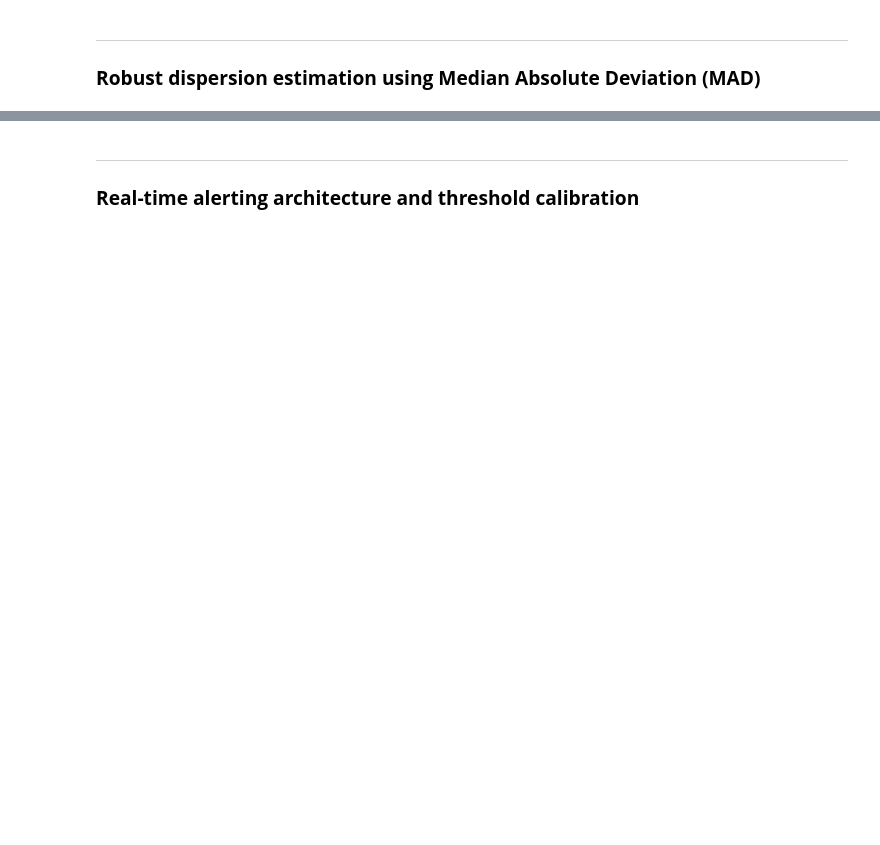
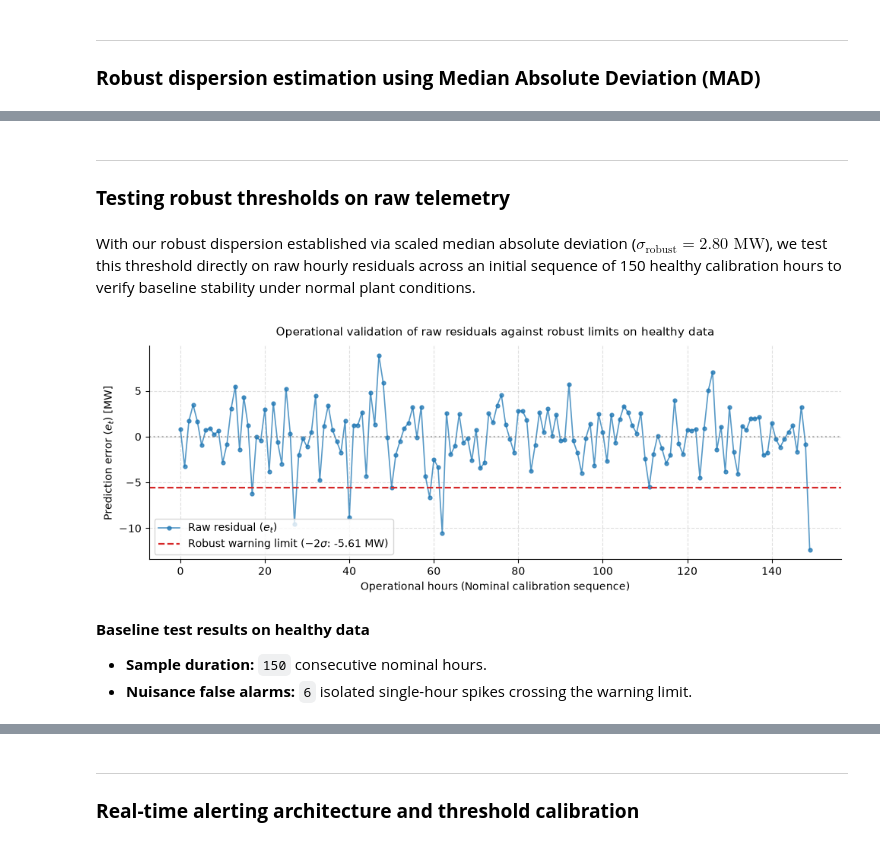
Before and after one commit to otrebor-solrac/industrial-anomaly-monitoring, a Jupyter notebook: Power_Plant.ipynb, the cells around one changed output, grey strips where cells are left out. Saved outputs shown, nothing was run; the diff lists cells and outputs as text; code cells hidden in the pictures; blank space fills up the shorter version.

Commit message:
refactor(ccpp): refine empirical alerting justification and streamline stress testing section

```diff
--- a/Power_Plant.ipynb
+++ b/Power_Plant.ipynb
@@ -684,0 +727,60 @@ Variance reduction achieved:                        22.75%
+# %% [markdown]
+---
+### **Testing robust thresholds on raw telemetry**
+# %% [markdown]
+With our robust dispersion established via scaled median absolute deviation ($\sigma_{\text{robust}} = 2.80\text{ MW}$), we test this threshold directly on raw hourly residuals across an initial sequence of 150 healthy calibration hours to verify baseline stability under normal plant conditions.
+# %%
+# Evaluate raw residuals against robust warning threshold on nominal calibration data
+sample_len = 150
+e_sample = resid_full[:sample_len]
+raw_warn_limit = -2.0 * sigma_robust
+
+raw_false_alarms = int(np.sum(e_sample < raw_warn_limit))
+
+fig, ax = plt.subplots(figsize=(10, 3.8))
+
+ax.plot(
+    e_sample,
+    color="#1f77b4",
+    marker="o",
+    markersize=3.5,
+    alpha=0.75,
+    linewidth=1.2,
+    label="Raw residual ($e_t$)",
+)
+ax.axhline(
+    raw_warn_limit,
+    color="#d62728",
+    linestyle="--",
+    linewidth=1.6,
+    label=f"Robust warning limit ($-2\\sigma$: {raw_warn_limit:.2f} MW)",
+)
+ax.axhline(0, color="gray", linestyle=":", alpha=0.6)
+
+ax.set_title("Operational validation of raw residuals against robust limits on healthy data", fontsize=11, pad=10)
+ax.set_xlabel("Operational hours (Nominal calibration sequence)")
+ax.set_ylabel("Prediction error ($e_t$) [MW]")
+ax.legend(loc="lower left", frameon=True, facecolor="white")
+ax.grid(True, linestyle="--", alpha=0.4)
+sns.despine(ax=ax, top=True, right=True)
+
+plt.tight_layout()
+plt.show()
+
+display(
+    Markdown(
+        f"""
+**Baseline test results on healthy data**
+
+* **Sample duration:** `{sample_len}` consecutive nominal hours.
+* **Nuisance false alarms:** `{raw_false_alarms}` isolated single-hour spikes crossing the warning limit.
+"""
+    )
+)
+# %% [output]
+[figure, added]
+
+**Baseline test results on healthy data**
+
+* **Sample duration:** `150` consecutive nominal hours.
+* **Nuisance false alarms:** `6` isolated single-hour spikes crossing the warning limit.
```
Also changed, not shown: parts of 39 cells of this notebook.
